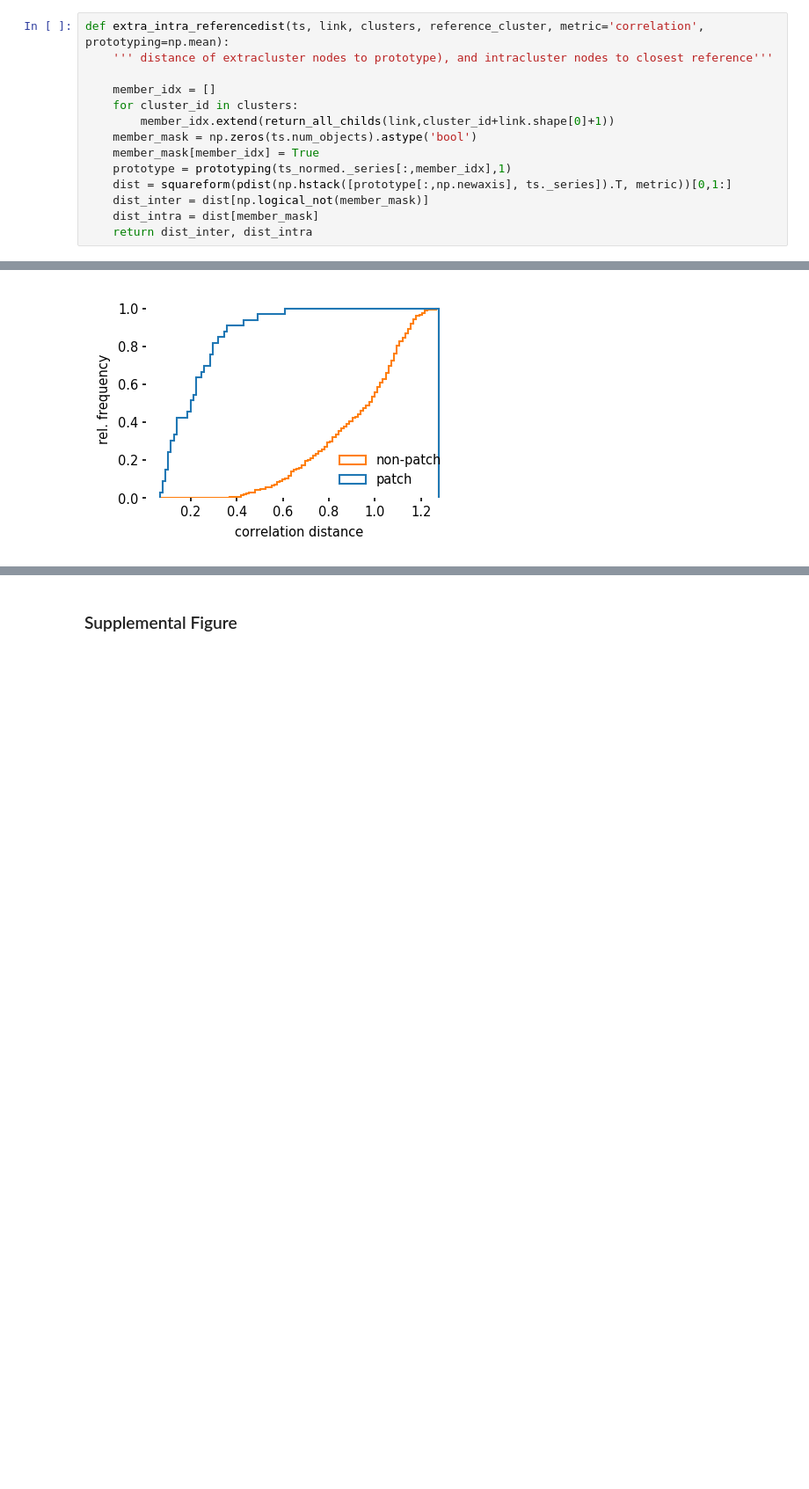
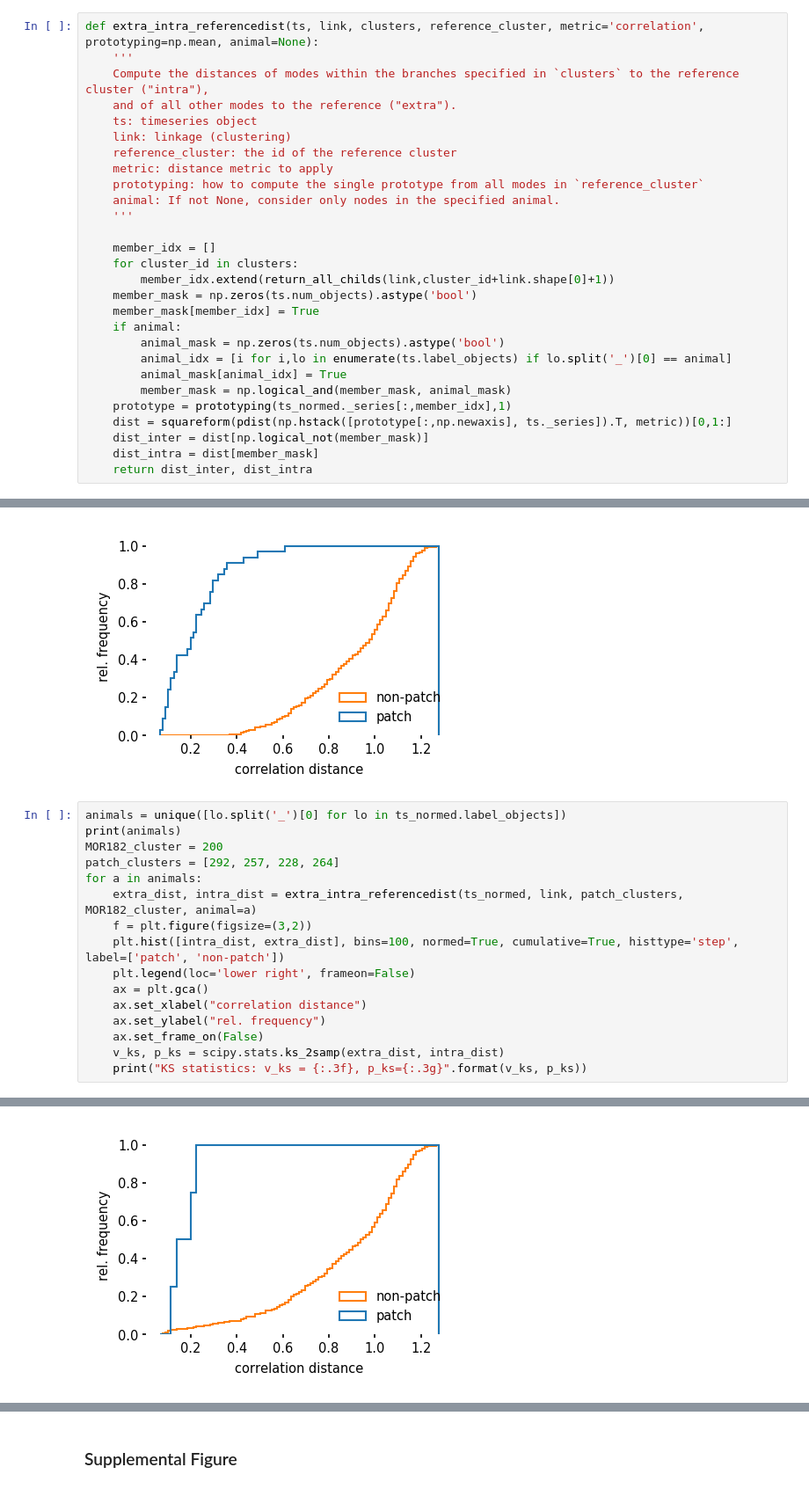
Before and after one commit to Huitzilo/glomcentric_code, a Jupyter notebook: MOB_Fig_tunotopy.ipynb, the cells around one changed output, grey strips where cells are left out. Shown at 88% size. Drawn from its saved outputs; the diff is of its cells as text; blank space fills up the shorter version.

```diff
--- a/MOB_Fig_tunotopy.ipynb
+++ b/MOB_Fig_tunotopy.ipynb
@@ -788,14 +829,28 @@ ax.set_ylabel('$\hat{d}_{r}$', labelpad=-1)
 # %% [markdown]
 ##### MOL18-2 centered-ness
 # %%
-def extra_intra_referencedist(ts, link, clusters, reference_cluster, metric='correlation', prototyping=np.mean):
-    ''' distance of extracluster nodes to prototype), and intracluster nodes to closest reference'''
+def extra_intra_referencedist(ts, link, clusters, reference_cluster, metric='correlation', prototyping=np.mean, animal=None):
+    '''
+    Compute the distances of modes within the branches specified in `clusters` to the reference cluster ("intra"),
+    and of all other modes to the reference ("extra").
+    ts: timeseries object
+    link: linkage (clustering)
+    reference_cluster: the id of the reference cluster
+    metric: distance metric to apply
+    prototyping: how to compute the single prototype from all modes in `reference_cluster`
+    animal: If not None, consider only nodes in the specified animal.
+    '''
 
     member_idx = []
     for cluster_id in clusters:
         member_idx.extend(return_all_childs(link,cluster_id+link.shape[0]+1))
     member_mask = np.zeros(ts.num_objects).astype('bool')
     member_mask[member_idx] = True
+    if animal:
+        animal_mask = np.zeros(ts.num_objects).astype('bool')
+        animal_idx = [i for i,lo in enumerate(ts.label_objects) if lo.split('_')[0] == animal]
+        animal_mask[animal_idx] = True
+        member_mask = np.logical_and(member_mask, animal_mask)
     prototype = prototyping(ts_normed._series[:,member_idx],1)
     dist = squareform(pdist(np.hstack([prototype[:,np.newaxis], ts._series]).T, metric))[0,1:]
     dist_inter = dist[np.logical_not(member_mask)]
@@ -817,3 +872,20 @@ print("KS statistics: v_ks = {:.3f}, p_ks={:.3g}".format(v_ks, p_ks))
 # %% [output]
 KS statistics: v_ks = 0.927, p_ks=3.37e-24
 [figure]
+# %%
+animals = unique([lo.split('_')[0] for lo in ts_normed.label_objects])
+print(animals)
+MOR182_cluster = 200
+patch_clusters = [292, 257, 228, 264]
+for a in animals:
+    extra_dist, intra_dist = extra_intra_referencedist(ts_normed, link, patch_clusters, MOR182_cluster, animal=a)
+    f = plt.figure(figsize=(3,2))
+    plt.hist([intra_dist, extra_dist], bins=100, normed=True, cumulative=True, histtype='step', label=['patch', 'non-patch'])
+    plt.legend(loc='lower right', frameon=False)
+    ax = plt.gca()
+    ax.set_xlabel("correlation distance")
+    ax.set_ylabel("rel. frequency")
+    ax.set_frame_on(False)
+    v_ks, p_ks = scipy.stats.ks_2samp(extra_dist, intra_dist)
+    print("KS statistics: v_ks = {:.3f}, p_ks={:.3g}".format(v_ks, p_ks))
+# %% [output]
@@ -819,0 +901 @@ KS statistics: v_ks = 0.927, p_ks=3.37e-24
+[figure, added]
```
Also changed, not shown: parts of 6 cells of this notebook.
